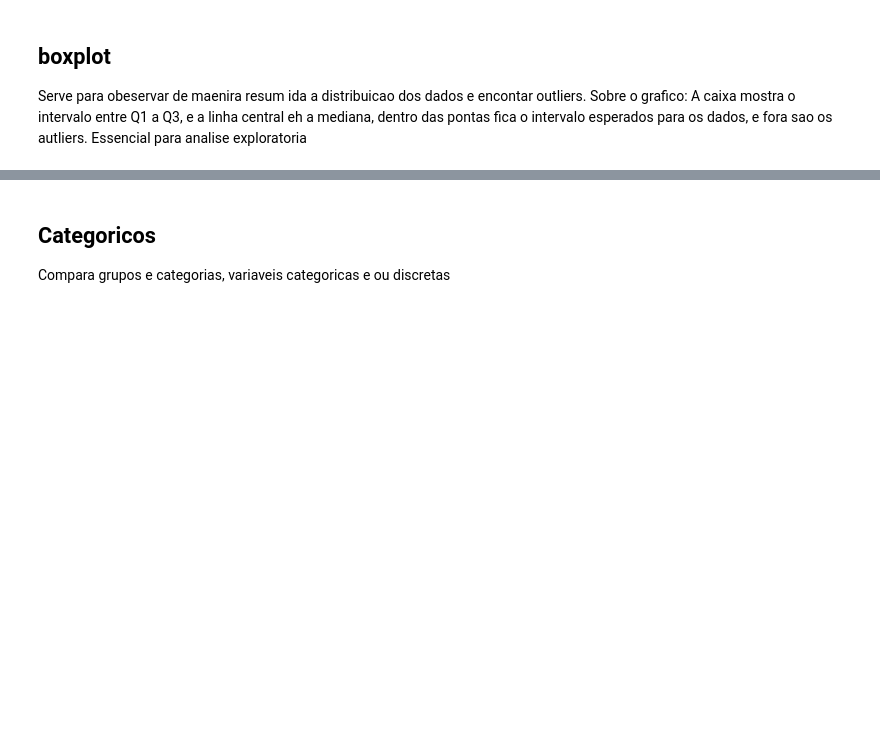
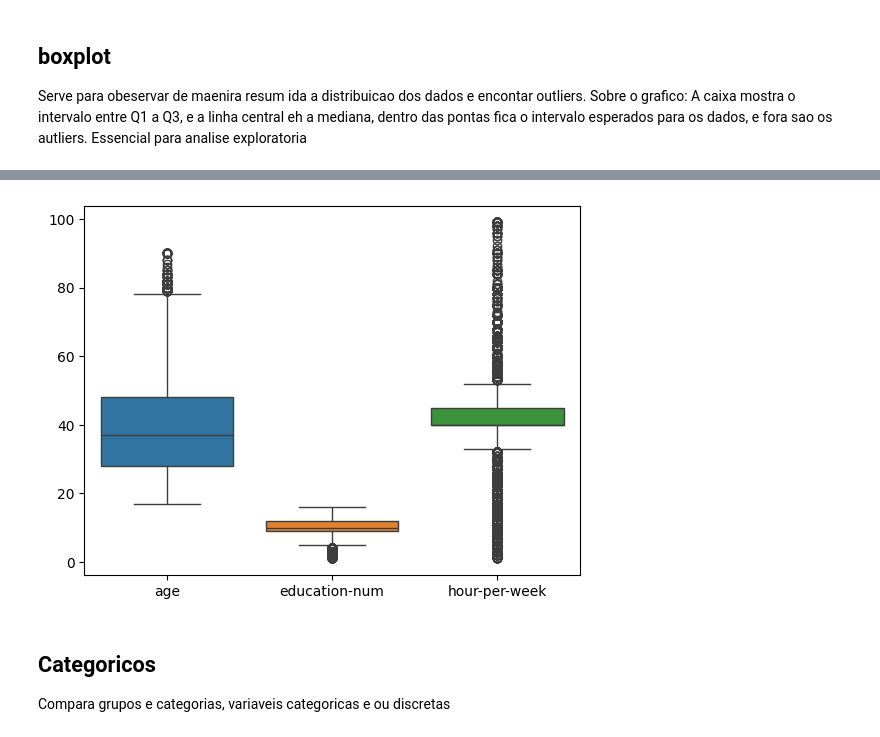
Before and after one commit to HammadN98/Curso_Estatistica, a Jupyter notebook: S10Visualizacao.ipynb, the cells around one changed output, grey strips where cells are left out. Cells and saved outputs as stored; diff of their text form; code cells hidden in the pictures; blank space fills up the shorter version.

```diff
--- a/S10Visualizacao.ipynb
+++ b/S10Visualizacao.ipynb
@@ -70,10 +92,12 @@ sns.boxplot(dataset['education-num']);
 # %%
-dataset2 = dataset.iloc[:, [0, 4, 12]]
+dataset2 = base.iloc[:, [0, 4, 12]]
 dataset2.head()
 
 sns.boxplot(data=dataset2);
 
 #Essa coisa feia eh proposital, para entender que nao se deve comparar coisas em escalar diferentes, grato.
+# %% [output]
+[figure, added]
 # %% [markdown]
 ## Categoricos
 
```
Also changed, not shown: parts of 10 cells of this notebook.
